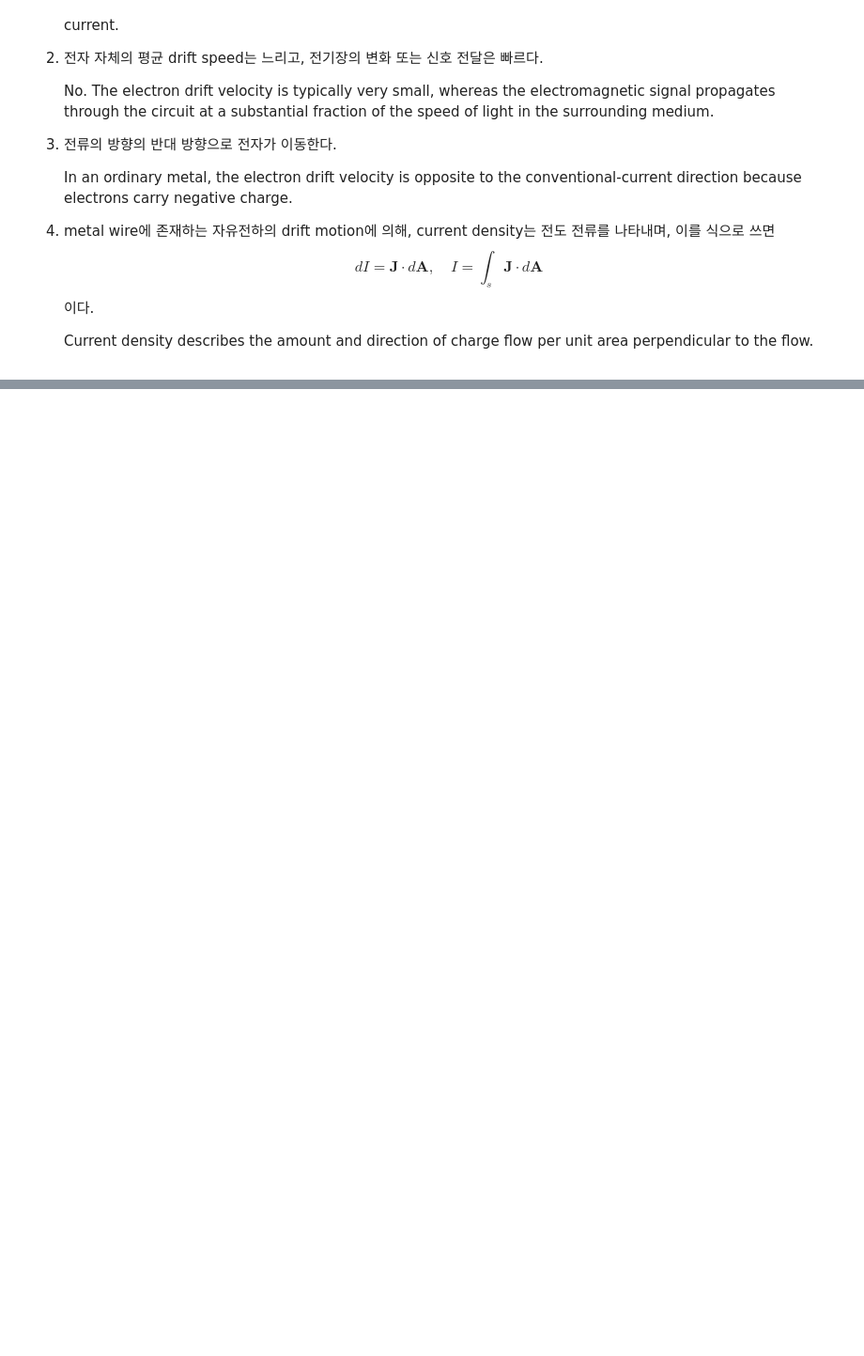
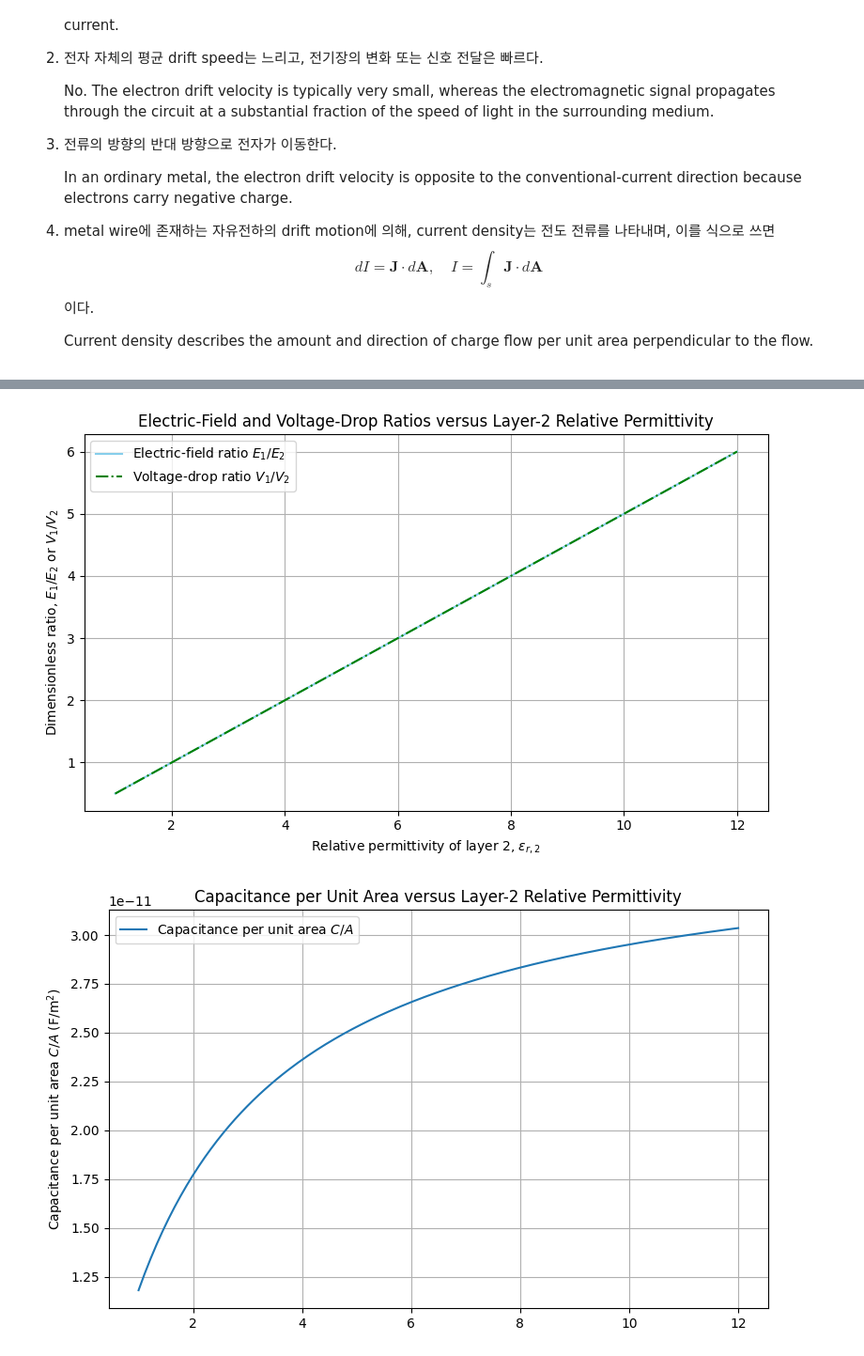
Before and after one commit to hyerim1212/maxwell-to-programmable-photonics, a Jupyter notebook: notebooks/03_conductors_currents_and_dielectrics.ipynb, the cells around one changed output, grey strips where cells are left out. Shown at 94% size. Drawn from its saved outputs; the diff is of its cells as text; code cells hidden in the pictures; blank space fills up the shorter version.

```diff
--- a/notebooks/03_conductors_currents_and_dielectrics.ipynb
+++ b/notebooks/03_conductors_currents_and_dielectrics.ipynb
@@ -219,0 +640,64 @@ A metal wire carries a steady current.
+# %%
+epsilon_r_range = np.linspace(1.0, 12.0, 200)
+
+electric_field_ratio = []
+voltage_drop_ratio = []
+capacitance_values = []
+
+for epsilon_r_2 in epsilon_r_range:
+    result = layered_dielectric_capacitor(voltage_3, area_3, thicknesses,np.array([relative_permittivities_3[0],epsilon_r_2]))
+
+    electric_fields = result["electric_fields"]
+    voltage_drops = result["voltage_drops"]
+
+    electric_field_ratio.append(electric_fields[0] / electric_fields[1])
+
+    voltage_drop_ratio.append(voltage_drops[0] / voltage_drops[1])
+
+    capacitance_values.append(result["capacitance"])
+
+electric_field_ratio = np.asarray(electric_field_ratio)
+voltage_drop_ratio = np.asarray(voltage_drop_ratio)
+capacitance_values = np.asarray(capacitance_values)
+
+
+#E,V
+plt.figure(figsize=(8, 5))
+
+plt.plot( epsilon_r_range, electric_field_ratio, label=r"Electric-field ratio $E_1/E_2$", color="skyblue")
+
+
+plt.plot( epsilon_r_range, voltage_drop_ratio, linestyle="-.", label=r"Voltage-drop ratio $V_1/V_2$", color="green")
+
+plt.xlabel(r"Relative permittivity of layer 2, $\varepsilon_{r,2}$")
+plt.ylabel(r"Dimensionless ratio, $E_1/E_2$ or $V_1/V_2$")
+plt.title(
+    "Electric-Field and Voltage-Drop Ratios "
+    "versus Layer-2 Relative Permittivity")
+
+plt.grid(True)
+plt.legend()
+plt.tight_layout()
+plt.show()
+
+
+#C/A
+
+capacitance_per_area = capacitance_values / area_3
+
+plt.figure(figsize=(8, 5))
+
+plt.plot( epsilon_r_range, capacitance_per_area, label=r"Capacitance per unit area $C/A$")
+
+plt.ylabel(r"Capacitance per unit area $C/A$ (F/m$^2$)")
+plt.title(
+    "Capacitance per Unit Area versus "
+    "Layer-2 Relative Permittivity")
+
+plt.grid(True)
+plt.legend()
+plt.tight_layout()
+plt.show()
+# %% [output]
+[figure, added]
+[figure, added]
```
Also changed, not shown: parts of 16 cells of this notebook, 1 other file.
